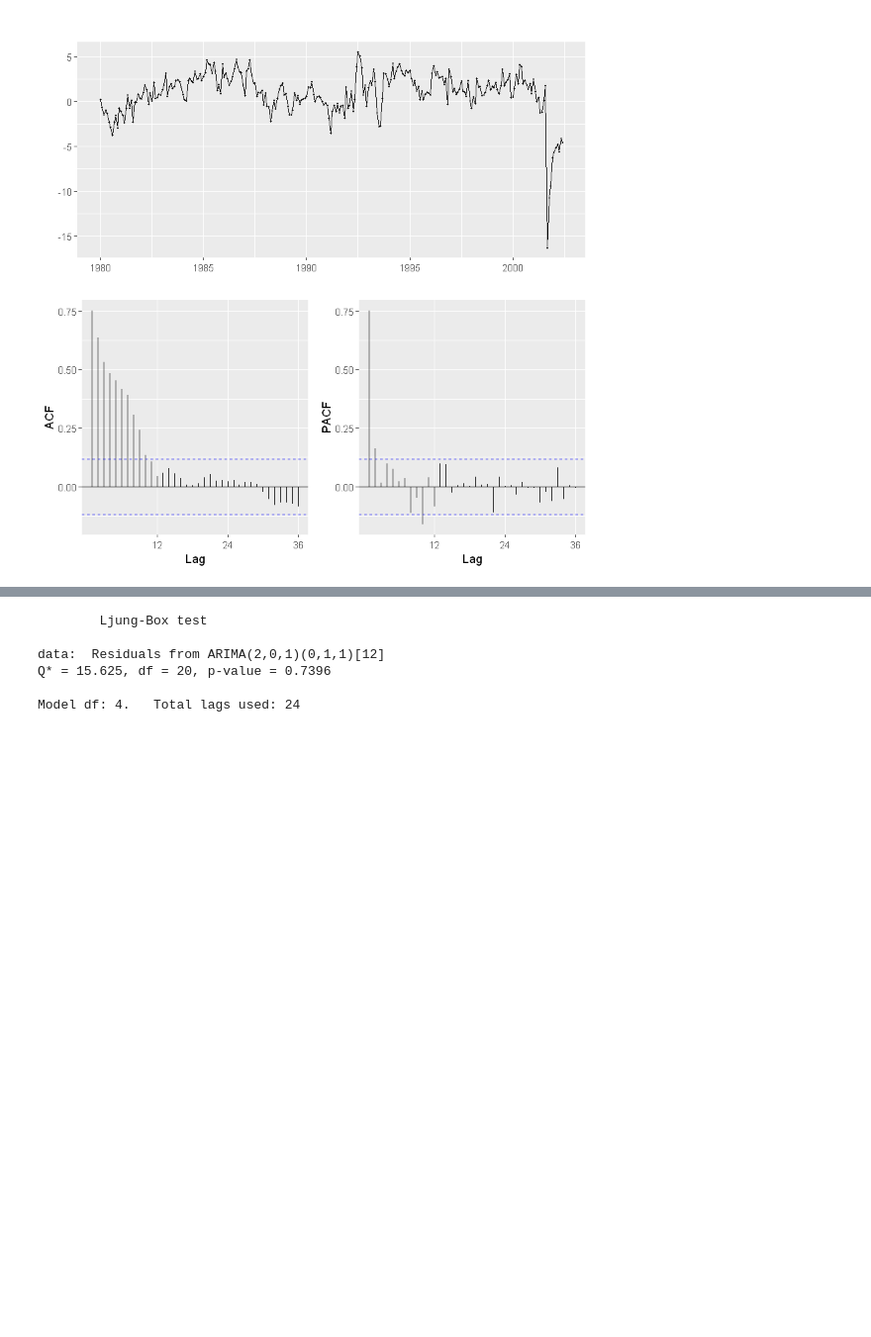
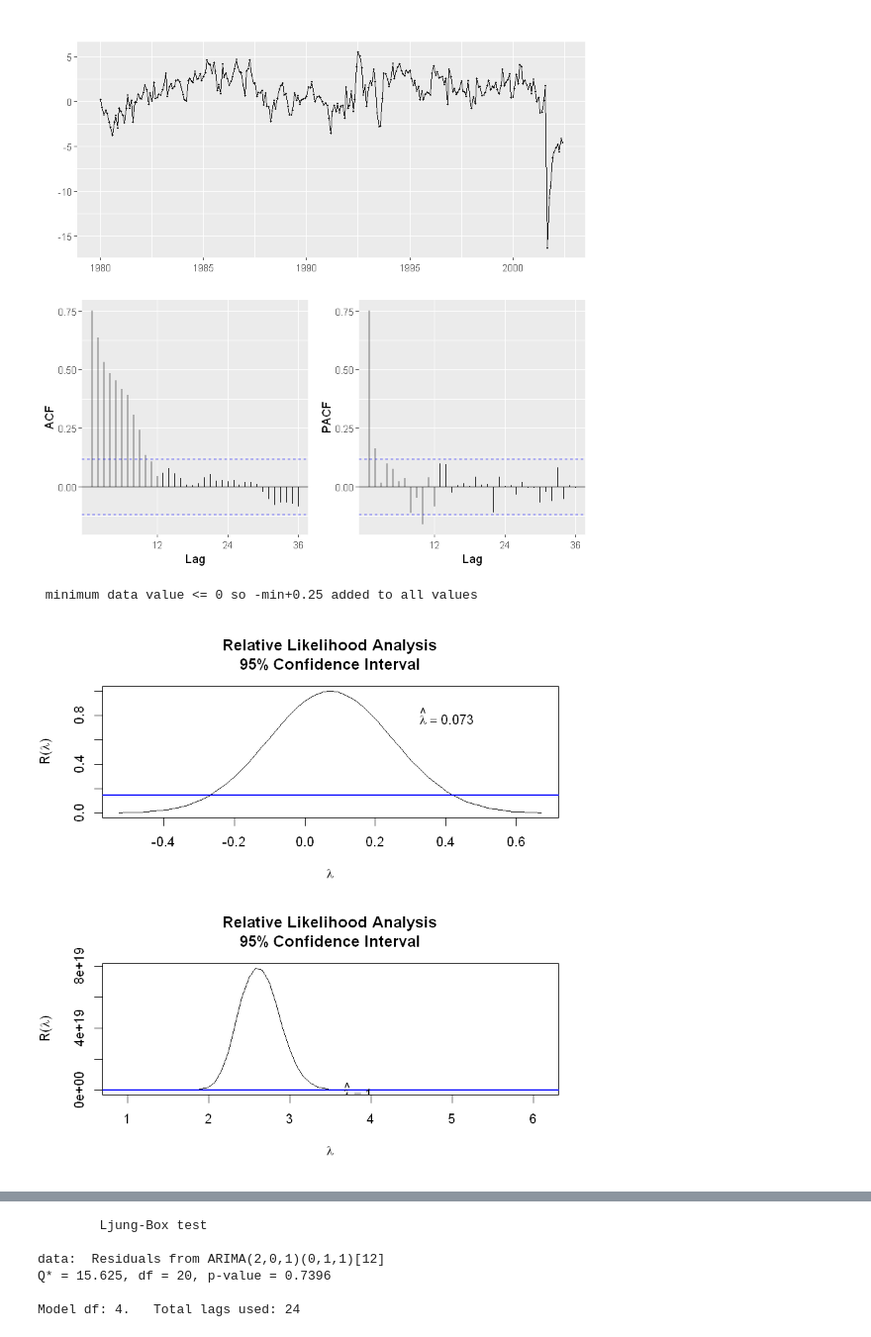
Before and after one commit to D4R6-Robot/Statistics, a Jupyter notebook: 2nd semester/02.TimeSeries/HW3/HW(3-2).ipynb, the cells around one changed output, grey strips where cells are left out. Shown: that part at 99% size. Cells and saved outputs as stored; diff of their text form; code cells hidden in the pictures; blank space fills up the shorter version.

```diff
--- a/2nd semester/02.TimeSeries/HW3/HW(3-2).ipynb
+++ b/2nd semester/02.TimeSeries/HW3/HW(3-2).ipynb
@@ -241,4 +237,12 @@ ggtsdisplay(enplanements)
 ggtsdisplay(diff(enplanements, lag = 12))
 # %% [output]
 [figure]
+# %%
+layout(mat=matrix(c(1,
+                    2), nrow=2, byrow = TRUE))
+BoxCox(enplanements)
+BoxCox(diff(enplanements, lag = 12))
+# %% [output]
+ minimum data value <= 0 so -min+0.25 added to all values
+[figure, added]
 # %%
```
Also changed, not shown: parts of 24 cells of this notebook, 3 other files.
